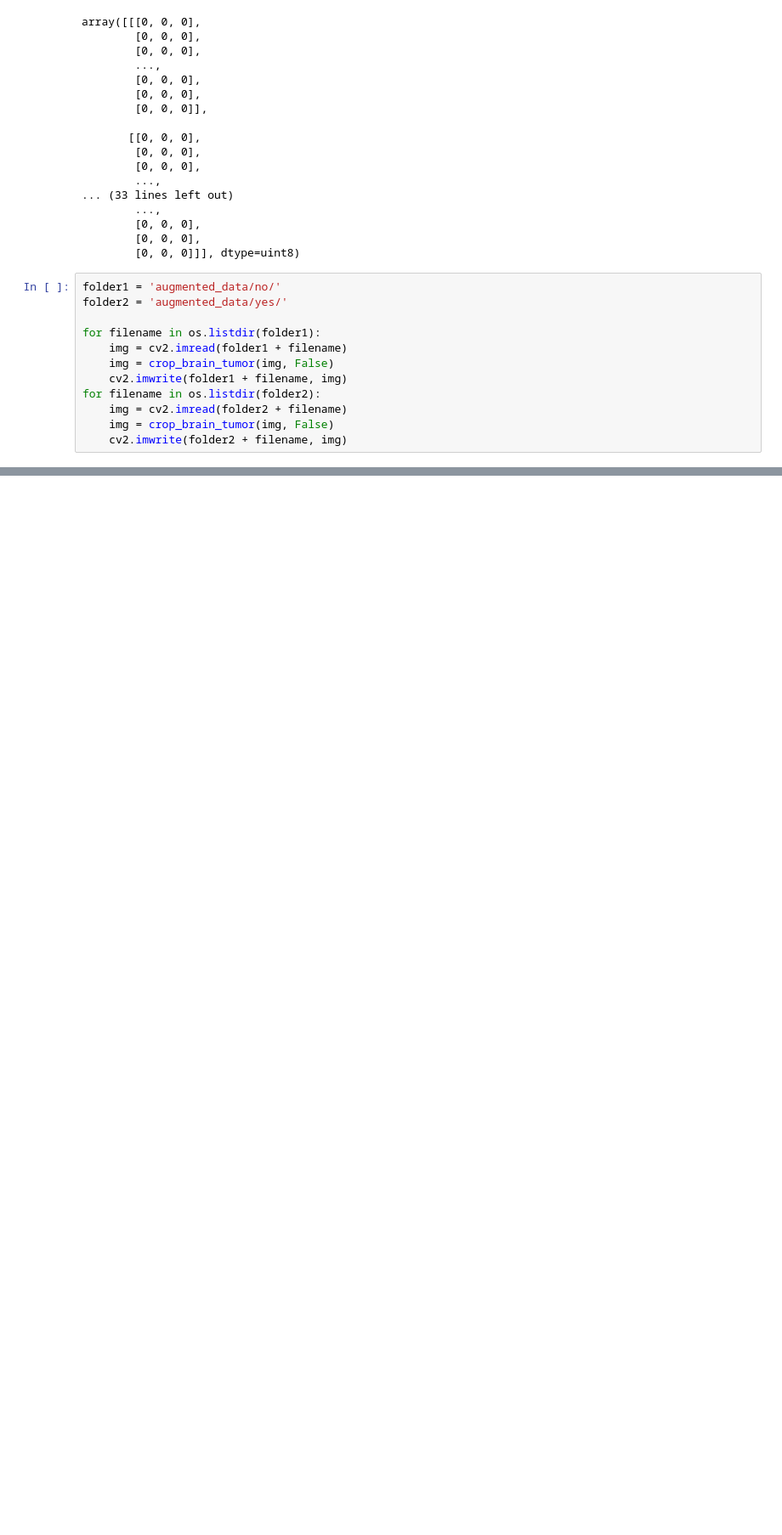
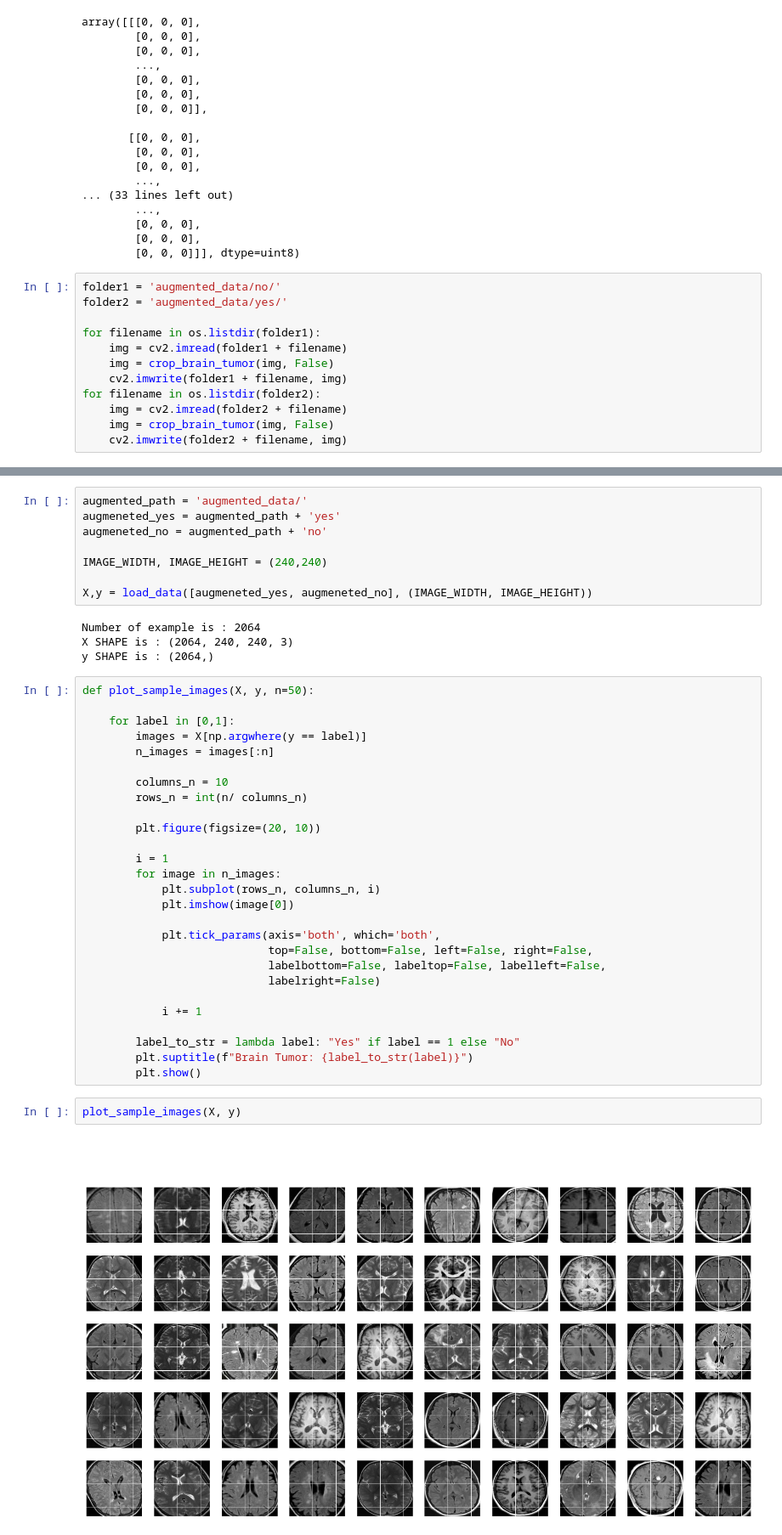
Before and after one commit to AmitavaDatta2004/Brain-Tumor-Classification, a Jupyter notebook: main.ipynb, the cells around one changed output, grey strips where cells are left out. Shown at 85% size. Cells and saved outputs as stored; diff of their text form; blank space fills up the shorter version.

```diff
--- a/main.ipynb
+++ b/main.ipynb
@@ -281,0 +311,43 @@ for filename in os.listdir(folder2):
+# %%
+augmented_path = 'augmented_data/'
+augmeneted_yes = augmented_path + 'yes'
+augmeneted_no = augmented_path + 'no'
+
+IMAGE_WIDTH, IMAGE_HEIGHT = (240,240)
+
+X,y = load_data([augmeneted_yes, augmeneted_no], (IMAGE_WIDTH, IMAGE_HEIGHT))
+# %% [output]
+Number of example is : 2064
+X SHAPE is : (2064, 240, 240, 3)
+y SHAPE is : (2064,)
+# %%
+def plot_sample_images(X, y, n=50):
+
+    for label in [0,1]:
+        images = X[np.argwhere(y == label)]
+        n_images = images[:n]
+
+        columns_n = 10
+        rows_n = int(n/ columns_n)
+
+        plt.figure(figsize=(20, 10))
+
+        i = 1
+        for image in n_images:
+            plt.subplot(rows_n, columns_n, i)
+            plt.imshow(image[0])
+
+            plt.tick_params(axis='both', which='both',
+                            top=False, bottom=False, left=False, right=False,
+                            labelbottom=False, labeltop=False, labelleft=False,
+                            labelright=False)
+
+            i += 1
+
+        label_to_str = lambda label: "Yes" if label == 1 else "No"
+        plt.suptitle(f"Brain Tumor: {label_to_str(label)}")
+        plt.show()
+# %%
+plot_sample_images(X, y)
+# %% [output]
+[figure, added]
```
Also changed, not shown: parts of 9 cells of this notebook, 1 other file.
